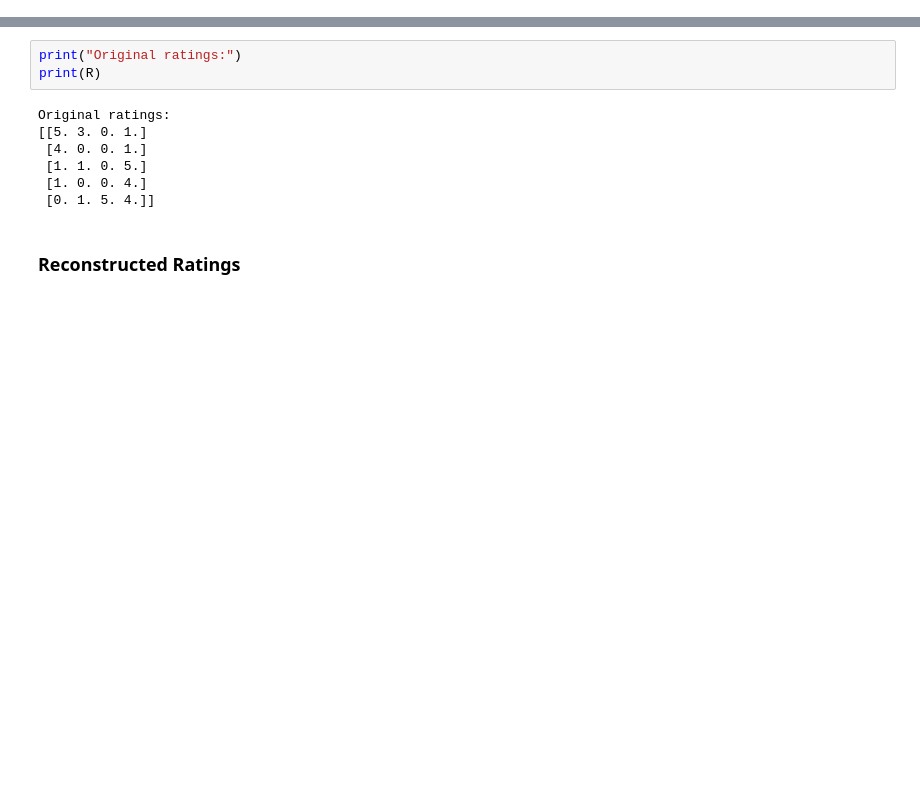
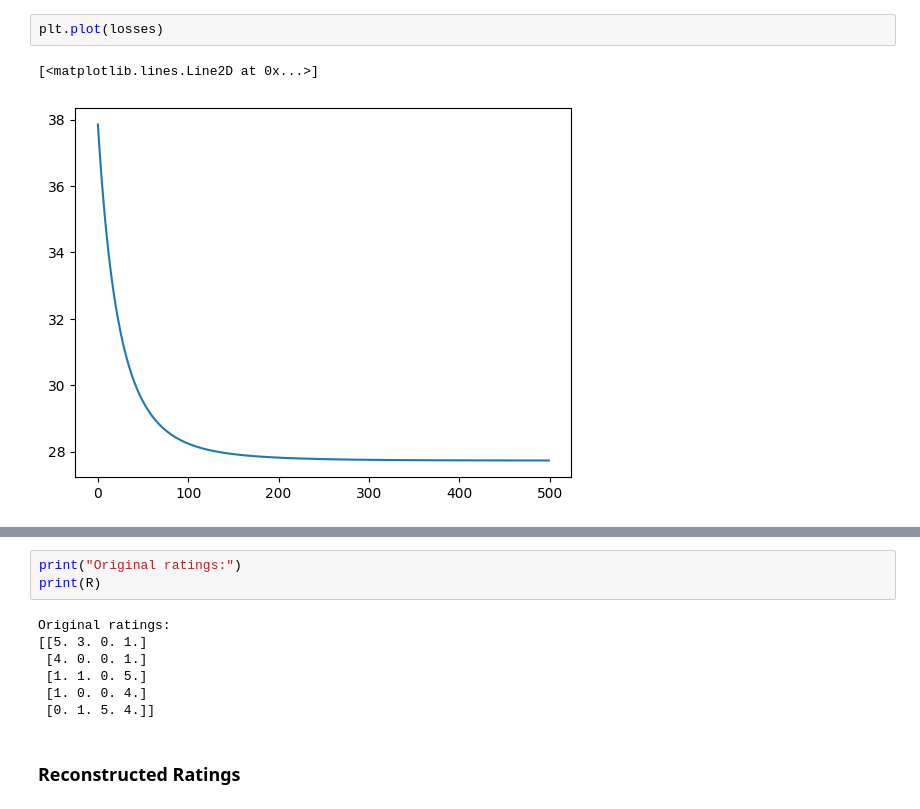
Before and after one commit to alextanhongpin/matrix-factorization, a Jupyter notebook: 10_matrix_factorization_with_bias.ipynb, the cells around one changed output, grey strips where cells are left out. Drawn from its saved outputs; the diff is of its cells as text; blank space fills up the shorter version.

```diff
--- a/10_matrix_factorization_with_bias.ipynb
+++ b/10_matrix_factorization_with_bias.ipynb
@@ -12,0 +86,5 @@ import numpy as np
+# %%
+plt.plot(losses)
+# %% [output]
+[<matplotlib.lines.Line2D at 0x...>]
+[figure, added]
```
Also changed, not shown: parts of 28 cells of this notebook, 14 other files.
